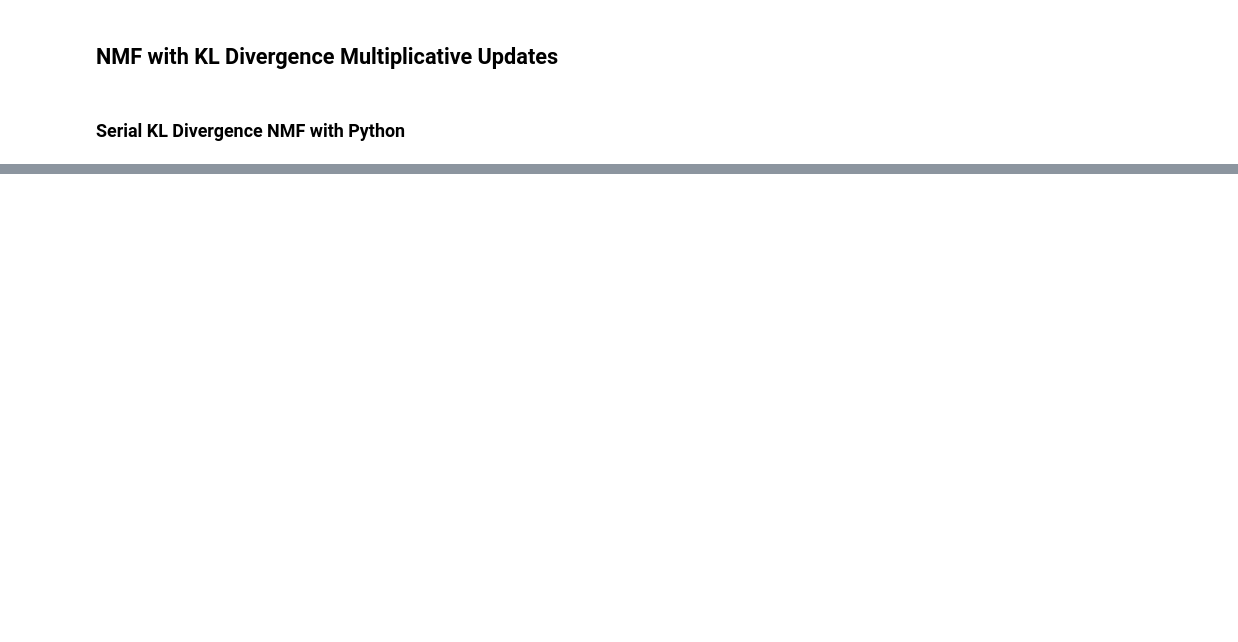
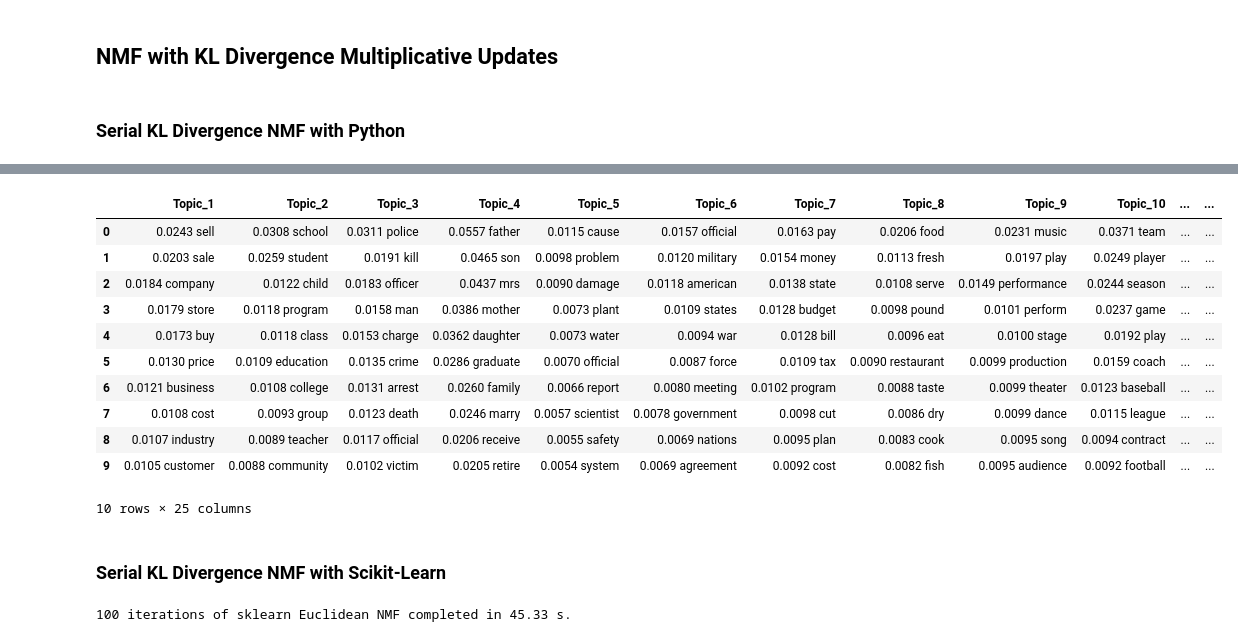
Before and after one commit to alexsugna/e4750-final-project, a Jupyter notebook: Demonstration.ipynb, the cells around one changed output, grey strips where cells are left out. Saved outputs shown, nothing was run; the diff lists cells and outputs as text; code cells hidden in the pictures; blank space fills up the shorter version.

```diff
--- a/Demonstration.ipynb
+++ b/Demonstration.ipynb
@@ -192,6 +188,12 @@ plot_execution_times(execution_times_parallel,
 # %% [markdown]
 ### Serial KL Divergence NMF with Python
 # %%
+# define number of topics to extract from data
+num_topics = 25
+
+# define X, W, H matrices
+X, W, H = get_matrices(num_topics)
+
 W_serial_kl, H_serial_kl, losses_serial_kl, time_serial_kl = NMF_serial(X, W, H, loss='divergence')
 
 print("{} iterations of serial KL Divergence NMF completed in {} s.".format(num_iterations, round(time_serial_kl, 3)))
@@ -212,0 +219,34 @@ plot_loss(losses_serial_kl, title, loss_type='KL Divergence')
+# %%
+# Visualize results
+get_topics(W_serial_kl, print_results=False)
+# %% [output]
+|  | Topic_1 | Topic_2 | Topic_3 | Topic_4 | Topic_5 | Topic_6 | Topic_7 | Topic_8 | Topic_9 | Topic_10 | ... | ... |
+| 0 | 0.0243 sell | 0.0308 school | 0.0311 police | 0.0557 father | 0.0115 cause | 0.0157 official | 0.0163 pay | 0.0206 food | 0.0231 music | 0.0371 team | ... | ... |
+| 1 | 0.0203 sale | 0.0259 student | 0.0191 kill | 0.0465 son | 0.0098 problem | 0.0120 military | 0.0154 money | 0.0113 fresh | 0.0197 play | 0.0249 player | ... | ... |
+| 2 | 0.0184 company | 0.0122 child | 0.0183 officer | 0.0437 mrs | 0.0090 damage | 0.0118 american | 0.0138 state | 0.0108 serve | 0.0149 performance | 0.0244 season | ... | ... |
+| 3 | 0.0179 store | 0.0118 program | 0.0158 man | 0.0386 mother | 0.0073 plant | 0.0109 states | 0.0128 budget | 0.0098 pound | 0.0101 perform | 0.0237 game | ... | ... |
+| 4 | 0.0173 buy | 0.0118 class | 0.0153 charge | 0.0362 daughter | 0.0073 water | 0.0094 war | 0.0128 bill | 0.0096 eat | 0.0100 stage | 0.0192 play | ... | ... |
+| 5 | 0.0130 price | 0.0109 education | 0.0135 crime | 0.0286 graduate | 0.0070 official | 0.0087 force | 0.0109 tax | 0.0090 restaurant | 0.0099 production | 0.0159 coach | ... | ... |
+| 6 | 0.0121 business | 0.0108 college | 0.0131 arrest | 0.0260 family | 0.0066 report | 0.0080 meeting | 0.0102 program | 0.0088 taste | 0.0099 theater | 0.0123 baseball | ... | ... |
+| 7 | 0.0108 cost | 0.0093 group | 0.0123 death | 0.0246 marry | 0.0057 scientist | 0.0078 government | 0.0098 cut | 0.0086 dry | 0.0099 dance | 0.0115 league | ... | ... |
+| 8 | 0.0107 industry | 0.0089 teacher | 0.0117 official | 0.0206 receive | 0.0055 safety | 0.0069 nations | 0.0095 plan | 0.0083 cook | 0.0095 song | 0.0094 contract | ... | ... |
+| 9 | 0.0105 customer | 0.0088 community | 0.0102 victim | 0.0205 retire | 0.0054 system | 0.0069 agreement | 0.0092 cost | 0.0082 fish | 0.0095 audience | 0.0092 football | ... | ... |
+10 rows × 25 columns
+# %% [markdown]
+### Serial KL Divergence NMF with Scikit-Learn
+# %%
+start = time.time() # record start time
+
+# define NMF model in sklearn with same parameters
+num_sklearn_iterations = 1000
+# NOTE: change num_iterations --> num_sklearn_iterations to see execution time to sufficient convergence
+model_kl = NMF(n_components=num_topics, init='custom', beta_loss='kullback-leibler', max_iter=num_iterations, solver='mu', tol=1e-10)
+W_sklearn_kl = model_kl.fit_transform(X, W=W, H=H)
+H_sklearn_kl = model_kl.components_
+
+end = time.time()
+time_sklearn_kl = end - start
+
+print("{} iterations of sklearn Euclidean NMF completed in {} s.".format(num_iterations, round(time_sklearn_kl, 3)))
+# %% [output]
+100 iterations of sklearn Euclidean NMF completed in 45.33 s.
```
Also changed, not shown: parts of 13 cells of this notebook, 3 other files.
